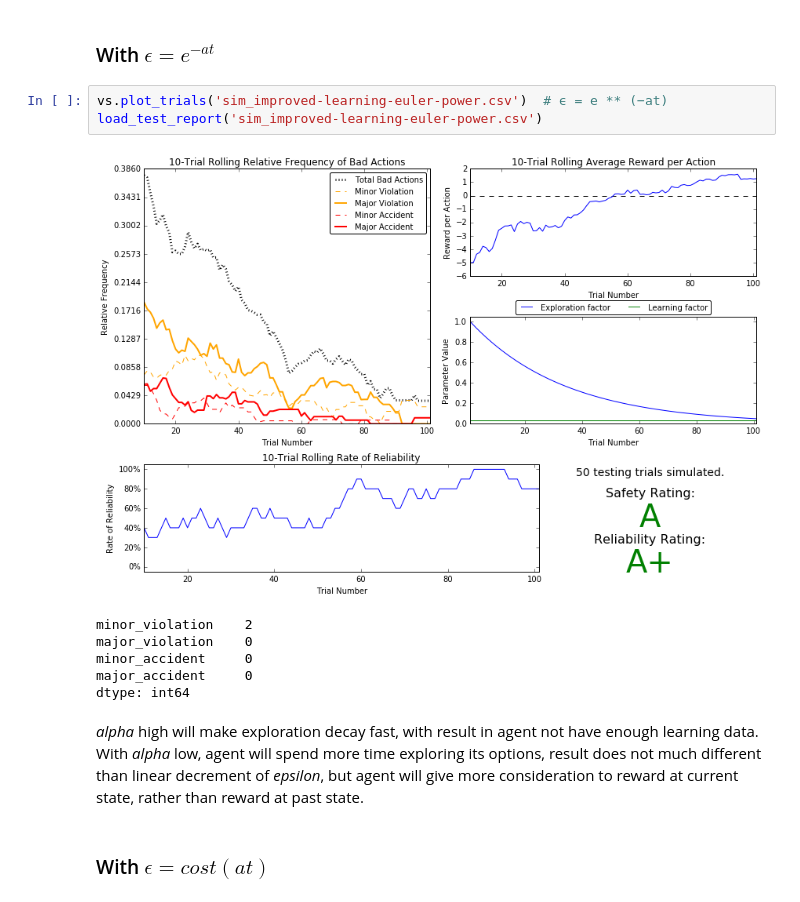
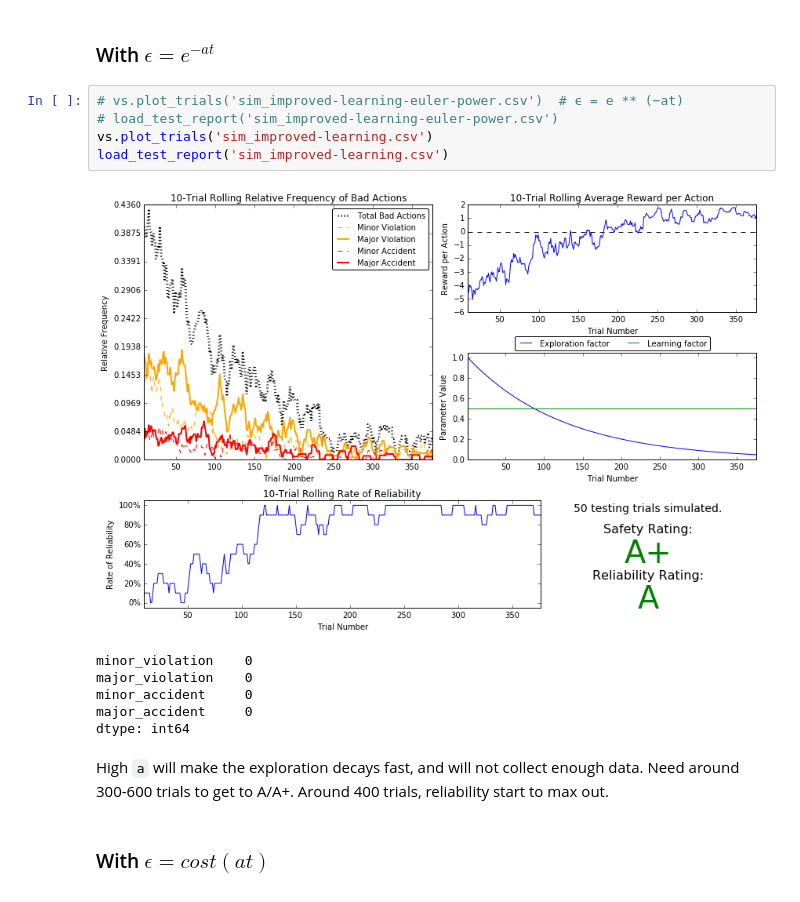
Before and after one commit to vhquang/machine-learning, a Jupyter notebook: projects/smartcab/smartcab.ipynb, the cells around one changed output. Cells and saved outputs as stored; diff of their text form.

```diff
--- a/projects/smartcab/smartcab.ipynb
+++ b/projects/smartcab/smartcab.ipynb
@@ -308,17 +307,19 @@ Exploration decays just too fast, and agent does not explore other options. It w
 # %% [markdown]
 ### With $ \epsilon = e ^ {-at} $
 # %%
-vs.plot_trials('sim_improved-learning-euler-power.csv')  # ϵ = e ** (−at)
-load_test_report('sim_improved-learning-euler-power.csv')
+# vs.plot_trials('sim_improved-learning-euler-power.csv')  # ϵ = e ** (−at)
+# load_test_report('sim_improved-learning-euler-power.csv')
+vs.plot_trials('sim_improved-learning.csv')
+load_test_report('sim_improved-learning.csv')
 # %% [output]
-[figure, old version]
+[figure, new version]
-minor_violation    2
+minor_violation    0
 major_violation    0
 minor_accident     0
 major_accident     0
 dtype: int64
-# %% [markdown]
-*alpha* high will make exploration decay fast, with result in agent not have enough learning data. With *alpha* low, agent will spend more time exploring its options, result does not much different than linear decrement of *epsilon*, but agent will give more consideration to reward at current state, rather than reward at past state.
+# %% [markdown]
+High `a` will make the exploration decays fast, and will not collect enough data. Need around 300-600 trials to get to A/A+. Around 400 trials, reliability start to max out.
 # %% [markdown]
 ### With $ \epsilon = cost(at) $
 # %%
```
Also changed, not shown: parts of 5 cells of this notebook, 5 other files.
